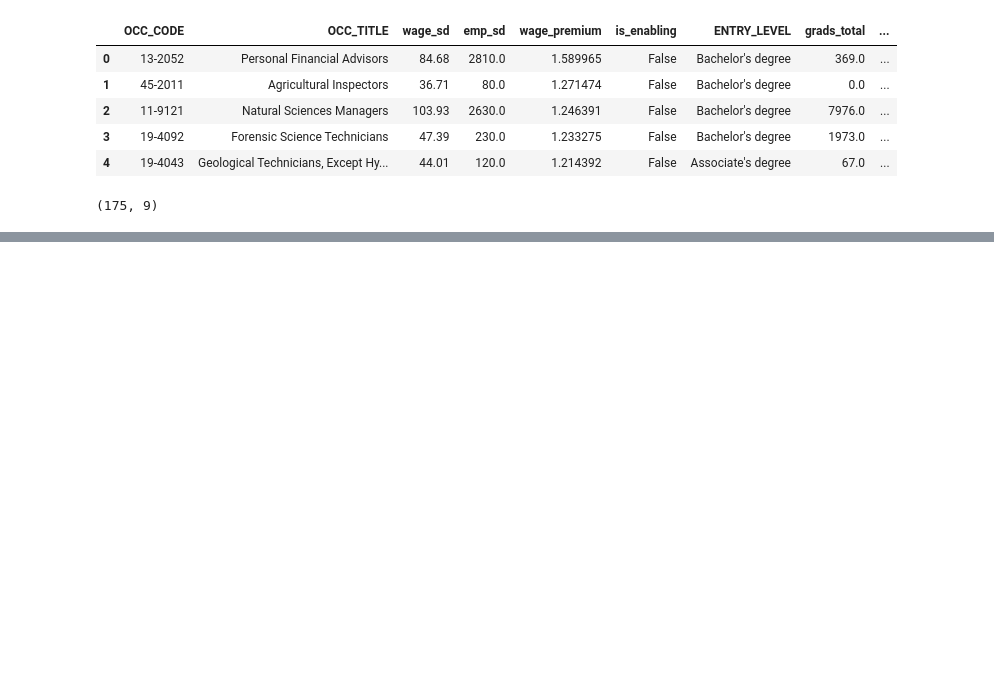
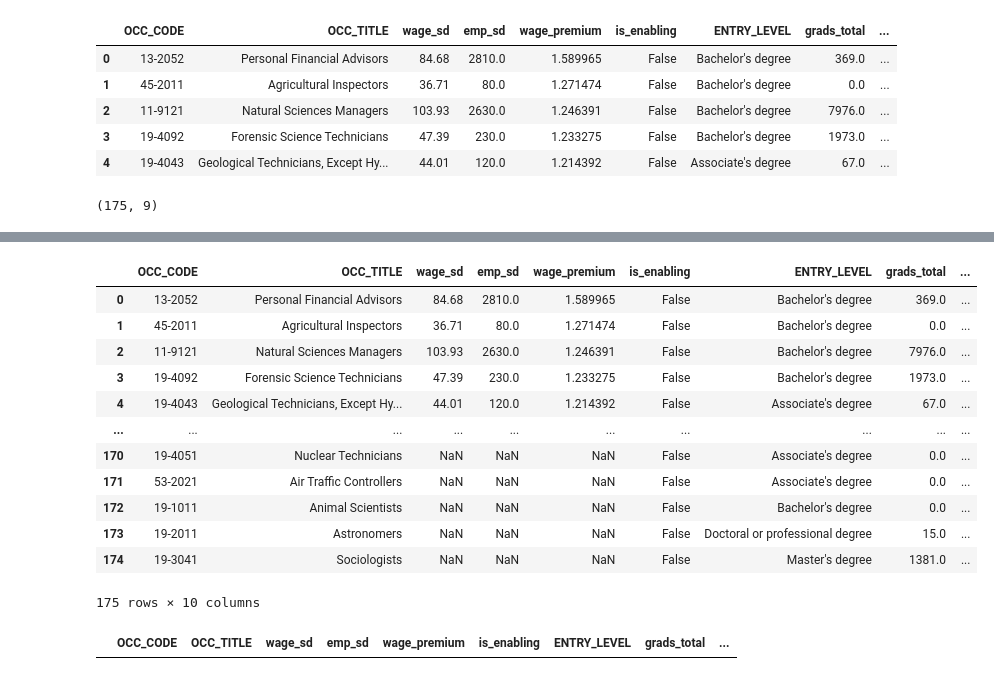
Before and after one commit to paulaluvini/opportunity_assessment, a Jupyter notebook: occupations_education.ipynb, the cells around one changed output, grey strips where cells are left out. Saved outputs shown, nothing was run; the diff lists cells and outputs as text; code cells hidden in the pictures; blank space fills up the shorter version.

```diff
--- a/occupations_education.ipynb
+++ b/occupations_education.ipynb
@@ -472,5 +564,57 @@ critical_gaps
 | 39 | 31-9097 | Phlebotomists | 26.25 | 1520.0 | 1.060702 | False | Postsecondary nondegree award | 224.0 | ... |
 | 40 | 17-2071 | Electrical Engineers | 65.99 | 2200.0 | 1.060691 | True | Bachelor's degree | 588.0 | ... |
 | 44 | 19-1031 | Conservation Scientists | 43.11 | 140.0 | 1.054567 | False | Bachelor's degree | 50.0 | ... |
+# %%
+def classify_occupation(row):
+    code = row["OCC_CODE"]
+    soc2 = code[:2]
+    soc4 = code[:5]  # e.g. 17-302
+
+    # --- Engineering (design roles) ---
+    if soc2 == "17" and not code.startswith("17-30"):
+        return "Engineering (Core Technical Backbone)"
+
+    # --- Engineering Technicians ---
+    if code.startswith("17-30") or soc2 in ["49", "51"]:
+        return "Engineering Technicians & Advanced Manufacturing"
+
+    # --- Software ---
+    if soc2 == "15":
+        return "Software & Digital Technologies"
+
+    # --- Scientific ---
+    if soc2 == "19":
+        return "Scientific & Specialized Technical Roles"
+
+    # --- Optional groups ---
+    if soc2 == "13":
+        return "Business & Support Functions"
+
+    if soc2 == "11":
+        return "Management Roles"
+
+    return "Other"
+# %%
+occ_supply["occupation_group"] = occ_supply.apply(classify_occupation, axis=1)
+# %%
+occ_supply
+# %% [output]
+|  | OCC_CODE | OCC_TITLE | wage_sd | emp_sd | wage_premium | is_enabling | ENTRY_LEVEL | grads_total | ... |
+| 0 | 13-2052 | Personal Financial Advisors | 84.68 | 2810.0 | 1.589965 | False | Bachelor's degree | 369.0 | ... |
+| 1 | 45-2011 | Agricultural Inspectors | 36.71 | 80.0 | 1.271474 | False | Bachelor's degree | 0.0 | ... |
+| 2 | 11-9121 | Natural Sciences Managers | 103.93 | 2630.0 | 1.246391 | False | Bachelor's degree | 7976.0 | ... |
+| 3 | 19-4092 | Forensic Science Technicians | 47.39 | 230.0 | 1.233275 | False | Bachelor's degree | 1973.0 | ... |
+| 4 | 19-4043 | Geological Technicians, Except Hy... | 44.01 | 120.0 | 1.214392 | False | Associate's degree | 67.0 | ... |
+| ... | ... | ... | ... | ... | ... | ... | ... | ... | ... |
+| 170 | 19-4051 | Nuclear Technicians | NaN | NaN | NaN | False | Associate's degree | 0.0 | ... |
+| 171 | 53-2021 | Air Traffic Controllers | NaN | NaN | NaN | False | Associate's degree | 0.0 | ... |
+| 172 | 19-1011 | Animal Scientists | NaN | NaN | NaN | False | Bachelor's degree | 0.0 | ... |
+| 173 | 19-2011 | Astronomers | NaN | NaN | NaN | False | Doctoral or professional degree | 15.0 | ... |
+| 174 | 19-3041 | Sociologists | NaN | NaN | NaN | False | Master's degree | 1381.0 | ... |
+175 rows × 10 columns
+# %%
+occ_supply.loc[occ_supply["OCC_CODE"] == "51-4121"]
+# %% [output]
+|  | OCC_CODE | OCC_TITLE | wage_sd | emp_sd | wage_premium | is_enabling | ENTRY_LEVEL | grads_total | ... |
 # %%
 occ_supply.to_excel(OUTPUTS_DIR + "defense_occupations_detailed.xlsx", index=False)
```
Also changed, not shown: parts of 18 cells of this notebook, 6 other files.
